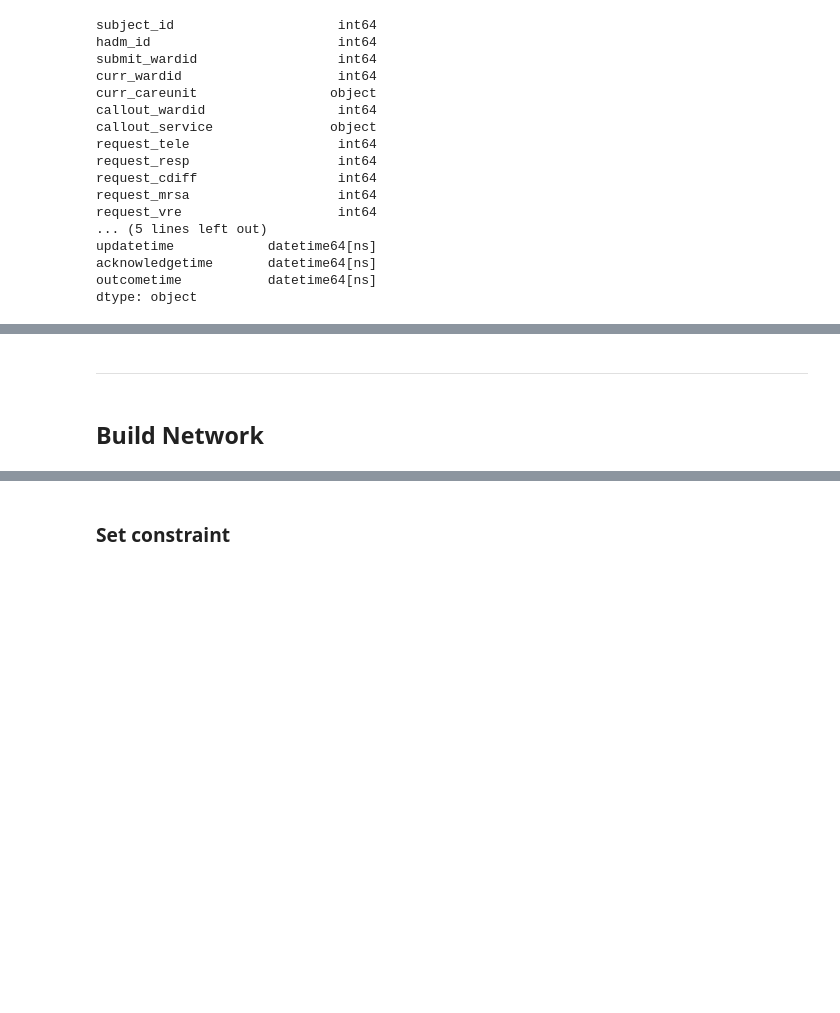
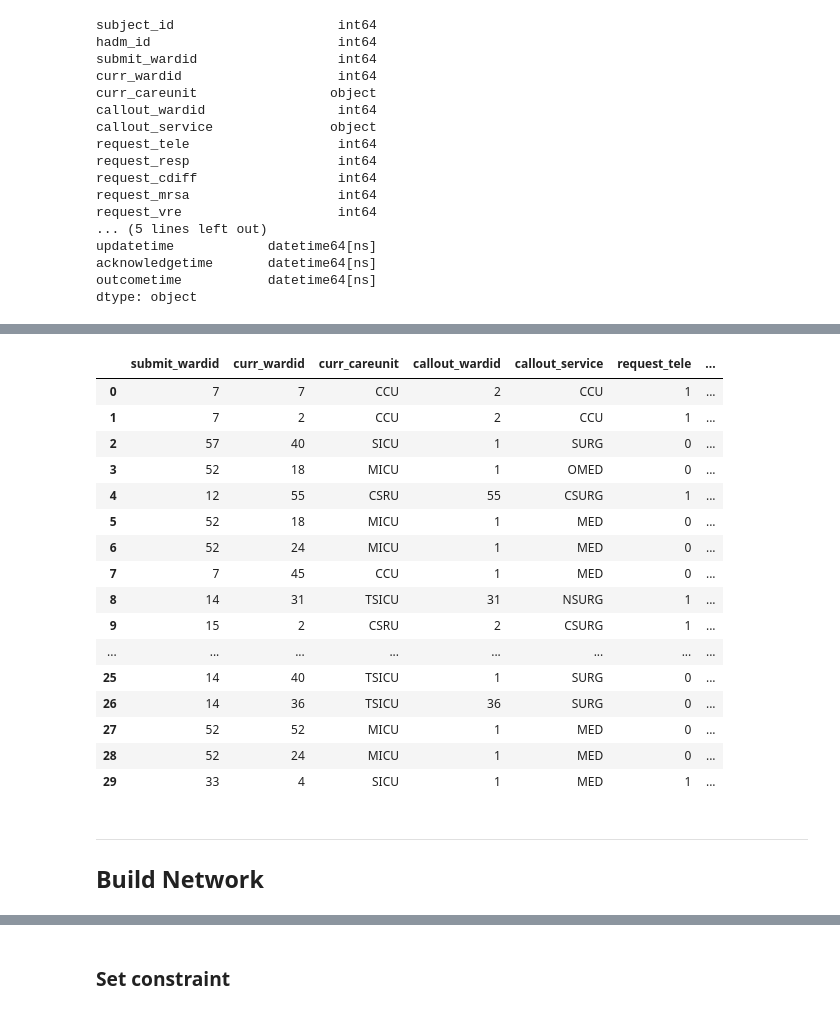
Before and after one commit to Alaskyed/Synthetic-Electronic-Health-Records-Data-using-MIMIC-III, a Jupyter notebook: SDV_callout_generation.ipynb, the cells around one changed output, grey strips where cells are left out. Saved outputs shown, nothing was run; the diff lists cells and outputs as text; code cells hidden in the pictures; blank space fills up the shorter version.

```diff
--- a/SDV_callout_generation.ipynb
+++ b/SDV_callout_generation.ipynb
@@ -100,0 +116,2 @@ dtype: object
+# %%
+callout_mid_df = pd.merge(left=callout_df, right=admittime_df, how='left', on=['hadm_id'])
@@ -101,7 +139,27 @@ dtype: object
+# %%
+callout_df.head(30)
+# %% [output]
+|  | submit_wardid | curr_wardid | curr_careunit | callout_wardid | callout_service | request_tele | ... |
+| 0 | 7 | 7 | CCU | 2 | CCU | 1 | ... |
+| 1 | 7 | 2 | CCU | 2 | CCU | 1 | ... |
+| 2 | 57 | 40 | SICU | 1 | SURG | 0 | ... |
+| 3 | 52 | 18 | MICU | 1 | OMED | 0 | ... |
+| 4 | 12 | 55 | CSRU | 55 | CSURG | 1 | ... |
+| 5 | 52 | 18 | MICU | 1 | MED | 0 | ... |
+| 6 | 52 | 24 | MICU | 1 | MED | 0 | ... |
+| 7 | 7 | 45 | CCU | 1 | MED | 0 | ... |
+| 8 | 14 | 31 | TSICU | 31 | NSURG | 1 | ... |
+| 9 | 15 | 2 | CSRU | 2 | CSURG | 1 | ... |
+| ... | ... | ... | ... | ... | ... | ... | ... |
+| 25 | 14 | 40 | TSICU | 1 | SURG | 0 | ... |
+| 26 | 14 | 36 | TSICU | 36 | SURG | 0 | ... |
+| 27 | 52 | 52 | MICU | 1 | MED | 0 | ... |
+| 28 | 52 | 24 | MICU | 1 | MED | 0 | ... |
+| 29 | 33 | 4 | SICU | 1 | MED | 1 | ... |
 # %% [markdown]
 ---
+
+##  Build Network
-# %% [markdown]
-##  Build Network
 # %%
 from sdv.tabular import CTGAN
 from sdv.constraints import FixedCombinations
```
Also changed, not shown: parts of 35 cells of this notebook, 8 other files.
